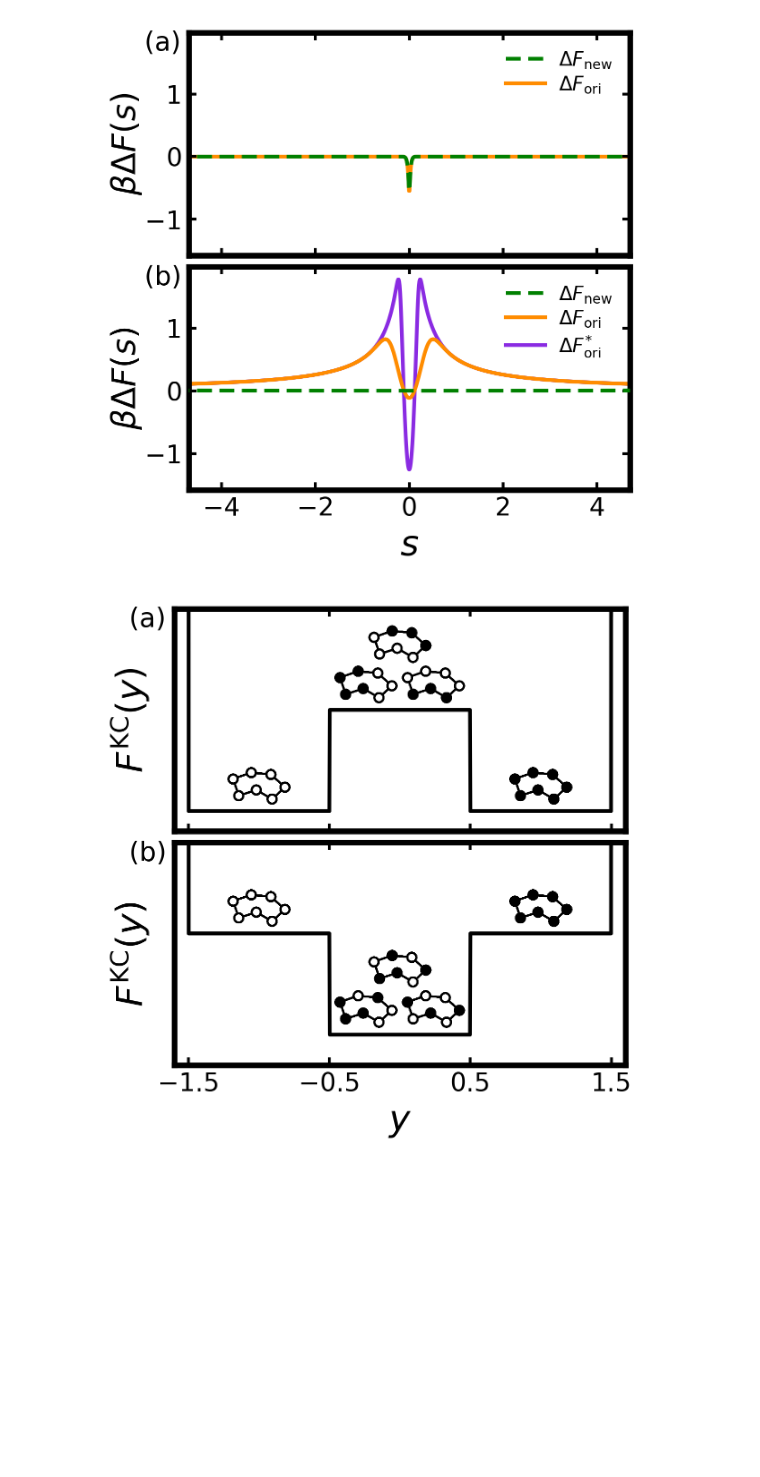
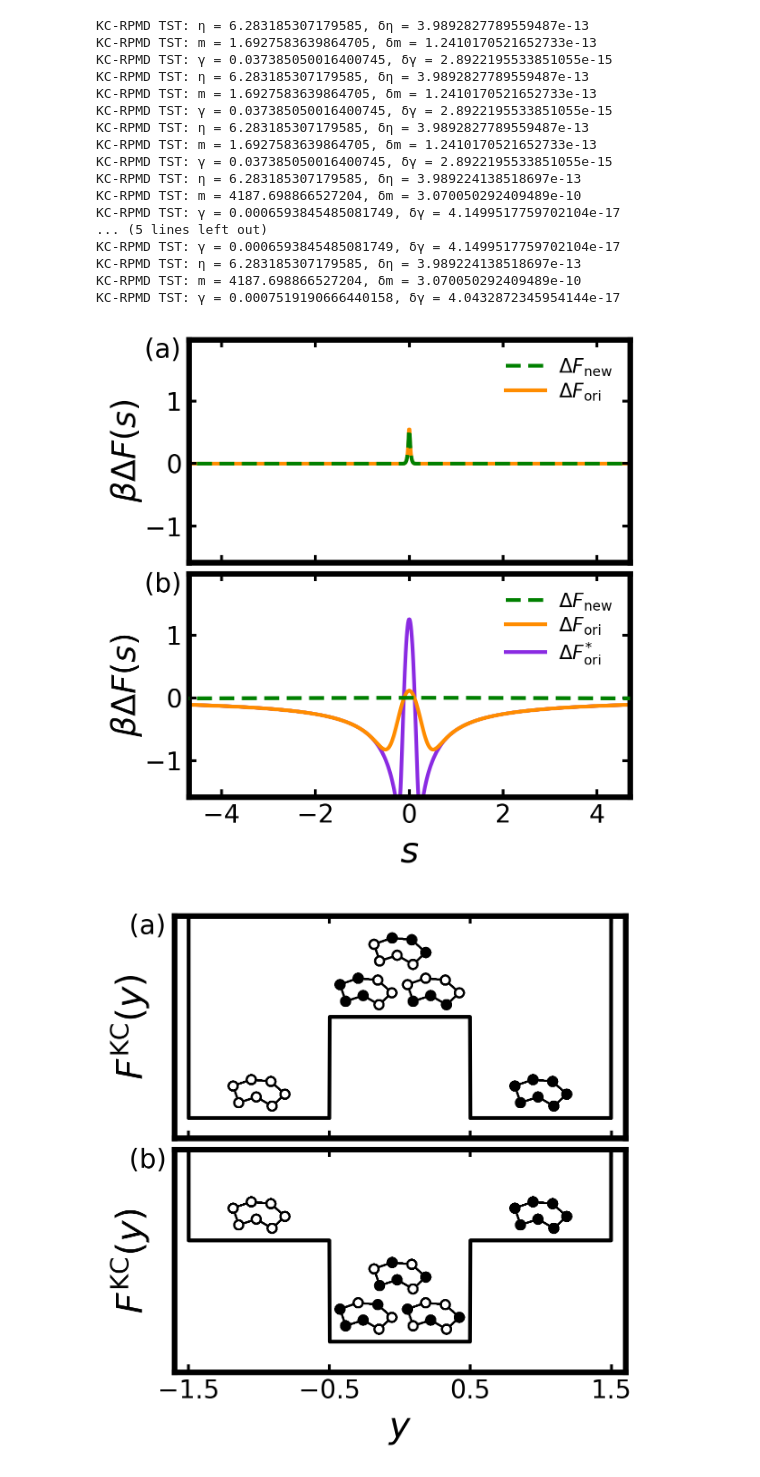
Before and after one commit to suarez-va/kcrpmd_calculations_2025, a Jupyter notebook: kcrpmd_figures/Figures.ipynb, the cells around one changed output. Saved outputs shown, nothing was run; the diff lists cells and outputs as text; code cells hidden in the pictures; blank space fills up the shorter version.

```diff
--- a/kcrpmd_figures/Figures.ipynb
+++ b/kcrpmd_figures/Figures.ipynb
@@ -187,68 +191,85 @@ bq = 0.0
 mq = 5e4
 wq = 5e-4
 
-# Functional forms of diabatic coupling and donor-acceptor potential to be used in KC-RPMD TST code
-Kq_low = lambda q: K0_low * np.exp(-bq * q)
-Kq_high = lambda q: K0_high * np.exp(-bq * q)
-Vq = lambda q: 0.5 * mq * wq**2 * q**2
+# Functional form of donor-acceptor potential to be used in KC-RPMD TST code
+qmin = -1.9
+qmax = 3.0
+Vq = lambda q: 0.5*mq*wq**2*q**2
 
 # Initializing TST objects for adiabtic, new implementation KC-RPMD, and old implementation KC-RPMD
 # at low diabatic coupling
-adiabatic_tst_low = KcrpmdTst(beta,a,b,c,ms,ws,s0,s1,eps,Kq_low,Vq)
-newkcrpmd_tst_low = KcrpmdTst(beta,a,b,c,ms,ws,s0,s1,eps,Kq_low,Vq); newkcrpmd_tst_low.set_eta_my_gammay()
-oldkcrpmd_tst_low = KcrpmdTst(beta,a,b,c,ms,ws,s0,s1,eps,Kq_low,Vq); oldkcrpmd_tst_low.set_eta_my_gammay()
+adiabatic_tst_low = KCRPMD_TST(beta,a,b,c,ms,ws,s0,s1,eps,K0_low,bq,Vq,qmin,qmax)
+newkcrpmd_tst_low = KCRPMD_TST(beta,a,b,c,ms,ws,s0,s1,eps,K0_low,bq,Vq,qmin,qmax)
+oldkcrpmd_tst_low = KCRPMD_TST(beta,a,b,c,ms,ws,s0,s1,eps,K0_low,bq,Vq,qmin,qmax)
 oldkcrpmd_tst_low.eta = 2 * oldkcrpmd_tst_low.eta - np.sqrt(np.pi / oldkcrpmd_tst_low.a)
 oldkcrpmd_tst_low.a = 2 * oldkcrpmd_tst_low.a; oldkcrpmd_tst_low.c = 0.0
 
 # Initializing TST objects for adiabtic, new implementation KC-RPMD, old implementation KC-RPMD,
 # and old implementation with a<=1.0 criteria at high diabatic coupling
-adiabatic_tst_high = KcrpmdTst(beta,a,b,c,ms,ws,s0,s1,eps,Kq_high,Vq)
-newkcrpmd_tst_high = KcrpmdTst(beta,a,b,c,ms,ws,s0,s1,eps,Kq_high,Vq); newkcrpmd_tst_high.set_eta_my_gammay()
-oldkcrpmd_tst_high = KcrpmdTst(beta,a,b,c,ms,ws,s0,s1,eps,Kq_high,Vq); oldkcrpmd_tst_high.set_eta_my_gammay()
+adiabatic_tst_high = KCRPMD_TST(beta,a,b,c,ms,ws,s0,s1,eps,K0_high,bq,Vq,qmin,qmax)
+newkcrpmd_tst_high = KCRPMD_TST(beta,a,b,c,ms,ws,s0,s1,eps,K0_high,bq,Vq,qmin,qmax)
+oldkcrpmd_tst_high = KCRPMD_TST(beta,a,b,c,ms,ws,s0,s1,eps,K0_high,bq,Vq,qmin,qmax)
 oldkcrpmd_tst_high.eta = 2 * oldkcrpmd_tst_high.eta - np.sqrt(np.pi / oldkcrpmd_tst_high.a)
 oldkcrpmd_tst_high.a = 2 * oldkcrpmd_tst_high.a; oldkcrpmd_tst_high.c = 0.0
-oldkcrpmda1_tst_high = KcrpmdTst(beta,1.0,b,c,ms,ws,s0,s1,eps,Kq_high,Vq); oldkcrpmda1_tst_high.set_eta_my_gammay()
+oldkcrpmda1_tst_high = KCRPMD_TST(beta,1.0,b,c,ms,ws,s0,s1,eps,K0_high,bq,Vq,qmin,qmax)
 oldkcrpmda1_tst_high.eta = 2 * oldkcrpmda1_tst_high.eta - np.sqrt(np.pi / oldkcrpmda1_tst_high.a)
 oldkcrpmda1_tst_high.a = 2 * oldkcrpmda1_tst_high.a; oldkcrpmda1_tst_high.c = 0.0
 
 # Creating array to scan along s coordinate, then computing free energies for each TST object
 s_ar = np.linspace(-5.0, 5.0, 1000)
 
-Fgs_low = adiabatic_tst_low.Fgs(s_ar)
-newFs_low = newkcrpmd_tst_low.Fs(s_ar)
-oldFs_low = oldkcrpmd_tst_low.Fs(s_ar)
+Fgs_low = adiabatic_tst_low.FBOs(s_ar)[0]
+newFs_low = newkcrpmd_tst_low.FKCs(s_ar)[0]
+oldFs_low = oldkcrpmd_tst_low.FKCs(s_ar)[0]
 
-Fgs_high = adiabatic_tst_high.Fgs(s_ar)
-newFs_high = newkcrpmd_tst_high.Fs(s_ar)
-oldFs_high = oldkcrpmd_tst_high.Fs(s_ar)
-oldFsa1_high = oldkcrpmda1_tst_high.Fs(s_ar)
+Fgs_high = adiabatic_tst_high.FBOs(s_ar)[0]
+newFs_high = newkcrpmd_tst_high.FKCs(s_ar)[0]
+oldFs_high = oldkcrpmd_tst_high.FKCs(s_ar)[0]
+oldFsa1_high = oldkcrpmda1_tst_high.FKCs(s_ar)[0]
 
 # Final plots show thermally weighted free energy difference between KC-RPMD and the ground adiabat potential
 fig, (ax1, ax2) = plt.subplots(nrows=2, ncols=1, figsize=(4.0, 4.0), sharex=True, sharey=False, dpi=300)
 ax1.text(-0.1, 0.92, "(a)", transform=ax1.transAxes, fontsize=14)
 ax2.text(-0.1, 0.92, "(b)", transform=ax2.transAxes, fontsize=14)
-ax1.plot(s_ar, beta * (newFs_low - Fgs_low), color='g', label='$\Delta F_{\mathrm{new}}$', dashes=[4, 2], zorder=2)
-ax1.plot(s_ar, beta * (oldFs_low - Fgs_low), color='darkorange', label='$\Delta F_{\mathrm{ori}}$', zorder=1)
-ax2.plot(s_ar, beta * (newFs_high - Fgs_high), color='g', label='$\Delta F_{\mathrm{new}}$', dashes=[4, 2], zorder=3)
-ax2.plot(s_ar, beta * (oldFs_high - Fgs_high), color='darkorange', label=r'$\Delta F_{\mathrm{ori}}$', zorder=2)
-ax2.plot(s_ar, beta * (oldFsa1_high - Fgs_high), color='blueviolet', label=r'$\Delta F_{\mathrm{ori}}^{*}$', zorder=1)
+ax1.plot(s_ar, beta * (Fgs_low - newFs_low), color='g', label='$\Delta F_{\mathrm{new}}$', dashes=[4, 2], zorder=2)
+ax1.plot(s_ar, beta * (Fgs_low - oldFs_low), color='darkorange', label='$\Delta F_{\mathrm{ori}}$', zorder=1)
+ax2.plot(s_ar, beta * (Fgs_high - newFs_high), color='g', label='$\Delta F_{\mathrm{new}}$', dashes=[4, 2], zorder=3)
+ax2.plot(s_ar, beta * (Fgs_high - oldFs_high), color='darkorange', label=r'$\Delta F_{\mathrm{ori}}$', zorder=2)
+ax2.plot(s_ar, beta * (Fgs_high - oldFsa1_high), color='blueviolet', label=r'$\Delta F_{\mathrm{ori}}^{*}$', zorder=1)
 ax1.set_xlim(-4.7,4.7)
 ax1.set_ylim(-1.58, 1.98)
 ax2.set_ylim(-1.58, 1.98)
 ax1.set_yticks([-1, 0, 1])
 ax2.set_xticks([-4, -2, 0, 2, 4])
 ax2.set_yticks([-1, 0, 1])
 ax2.set_xlabel(r"$s$")
 ax1.set_ylabel(r"$\beta\Delta F(s)$", labelpad=1, fontsize = 17.5)
 ax2.set_ylabel(r"$\beta\Delta F(s)$", labelpad=1, fontsize = 17.5)
 ax1.legend(fontsize=10.5, loc='upper right', handletextpad=0.7, labelspacing=0.25)
 ax2.legend(fontsize=10.5, loc='upper right', handletextpad=0.7, labelspacing=0.25)
 
 plt.subplots_adjust(hspace=0.05, left=0.16, right=0.98, top=0.98, bottom=0.13)
 #plt.savefig('fig2.png')
 plt.show()
 # %% [output]
+KC-RPMD TST: η = 6.283185307179585, δη = 3.9892827789559487e-13
+KC-RPMD TST: m = 1.6927583639864705, δm = 1.2410170521652733e-13
+KC-RPMD TST: γ = 0.037385050016400745, δγ = 2.8922195533851055e-15
+KC-RPMD TST: η = 6.283185307179585, δη = 3.9892827789559487e-13
+KC-RPMD TST: m = 1.6927583639864705, δm = 1.2410170521652733e-13
+KC-RPMD TST: γ = 0.037385050016400745, δγ = 2.8922195533851055e-15
+KC-RPMD TST: η = 6.283185307179585, δη = 3.9892827789559487e-13
+KC-RPMD TST: m = 1.6927583639864705, δm = 1.2410170521652733e-13
+KC-RPMD TST: γ = 0.037385050016400745, δγ = 2.8922195533851055e-15
+KC-RPMD TST: η = 6.283185307179585, δη = 3.989224138518697e-13
+KC-RPMD TST: m = 4187.698866527204, δm = 3.070050292409489e-10
+KC-RPMD TST: γ = 0.0006593845485081749, δγ = 4.1499517759702104e-17
+... (5 lines left out)
+KC-RPMD TST: γ = 0.0006593845485081749, δγ = 4.1499517759702104e-17
+KC-RPMD TST: η = 6.283185307179585, δη = 3.989224138518697e-13
+KC-RPMD TST: m = 4187.698866527204, δm = 3.070050292409489e-10
+KC-RPMD TST: γ = 0.0007519190666440158, δγ = 4.0432872345954144e-17
-[figure, old version]
+[figure, new version]
 # %%
 ########################
 ####### FIGURE 3 #######
```
Also changed, not shown: parts of 6 cells of this notebook, 26 other files.
